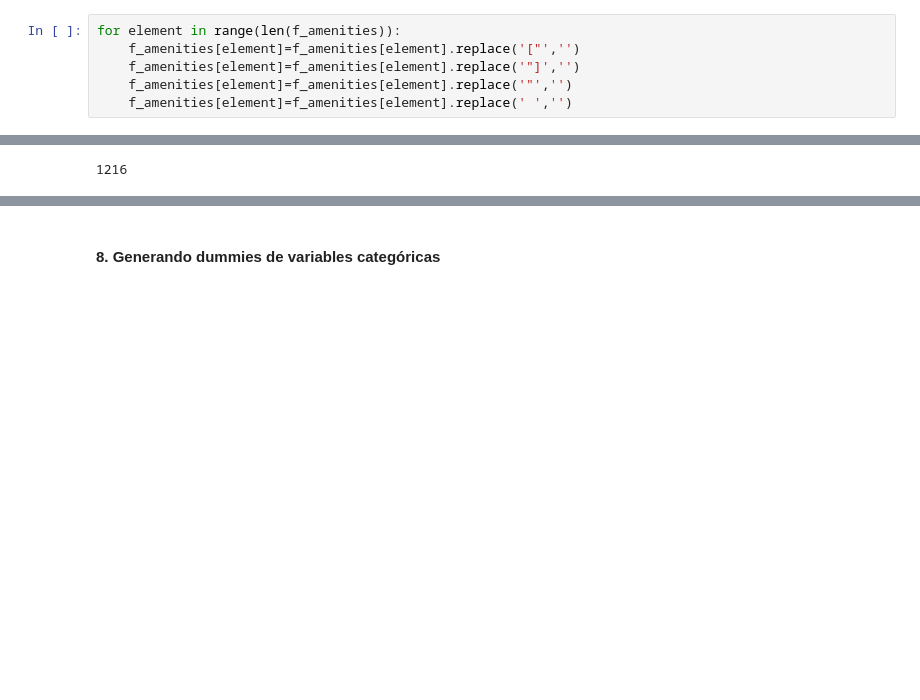
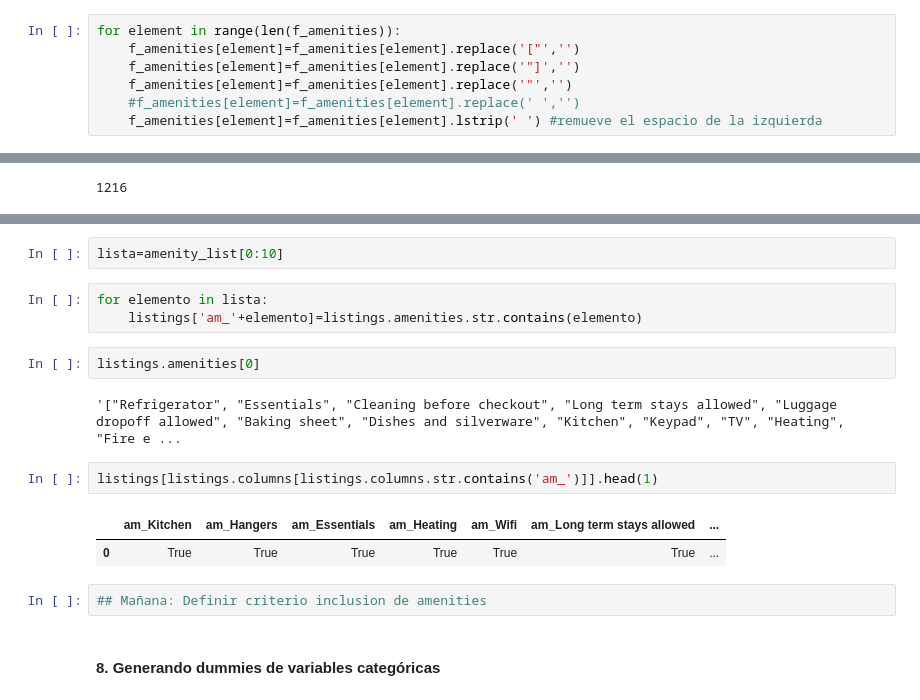
Before and after one commit to anmarphy/Airbnb-Deep-Learning-Pricing-Model, a Jupyter notebook: New York/Preprocesamiento.ipynb, the cells around one changed output, grey strips where cells are left out. Saved outputs shown, nothing was run; the diff lists cells and outputs as text; blank space fills up the shorter version.

Commit message:
Adding amenities

```diff
--- a/New York/Preprocesamiento.ipynb
+++ b/New York/Preprocesamiento.ipynb
@@ -321,7 +321,8 @@ for element in range(len(f_amenities)):
     f_amenities[element]=f_amenities[element].replace('["','')
     f_amenities[element]=f_amenities[element].replace('"]','')
     f_amenities[element]=f_amenities[element].replace('"','')
-    f_amenities[element]=f_amenities[element].replace(' ','')
+    #f_amenities[element]=f_amenities[element].replace(' ','')
+    f_amenities[element]=f_amenities[element].lstrip(' ') #remueve el espacio de la izquierda
 # %%
 len(f_amenities)
 # %% [output]
@@ -338,3 +355,19 @@ amenity_list[0]
+# %%
+lista=amenity_list[0:10]
+# %%
+for elemento in lista:
+    listings['am_'+elemento]=listings.amenities.str.contains(elemento)
+# %%
+listings.amenities[0]
+# %% [output]
+'["Refrigerator", "Essentials", "Cleaning before checkout", "Long term stays allowed", "Luggage dropoff allowed", "Baking sheet", "Dishes and silverware", "Kitchen", "Keypad", "TV", "Heating", "Fire e ...
+# %%
+listings[listings.columns[listings.columns.str.contains('am_')]].head(1)
+# %% [output]
+|  | am_Kitchen | am_Hangers | am_Essentials | am_Heating | am_Wifi | am_Long term stays allowed | ... |
+| 0 | True | True | True | True | True | True | ... |
+# %%
+## Mañana: Definir criterio inclusion de amenities
 # %% [markdown]
 #### 8. Generando dummies de variables categóricas
 # %%
```
Also changed, not shown: parts of 2 cells of this notebook.
